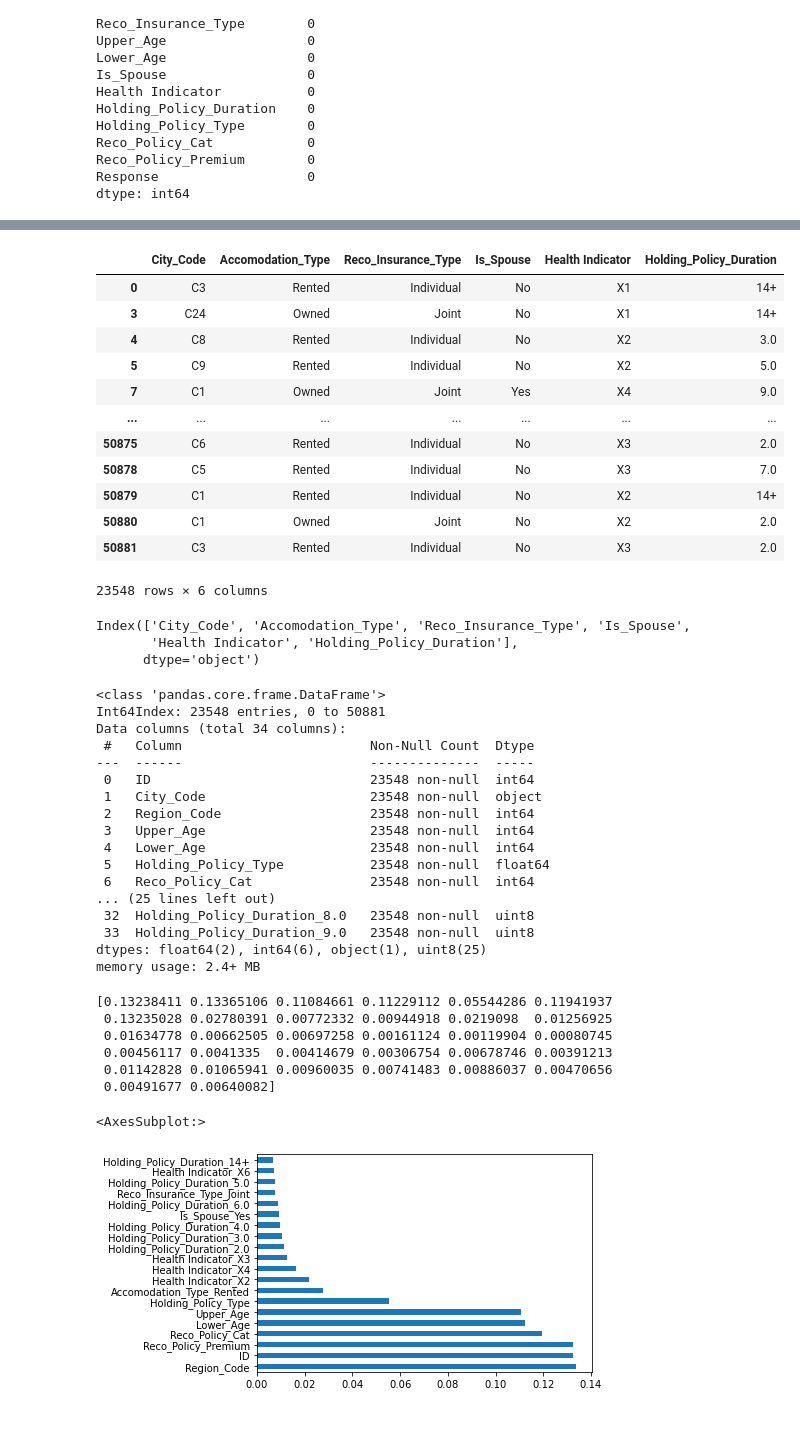
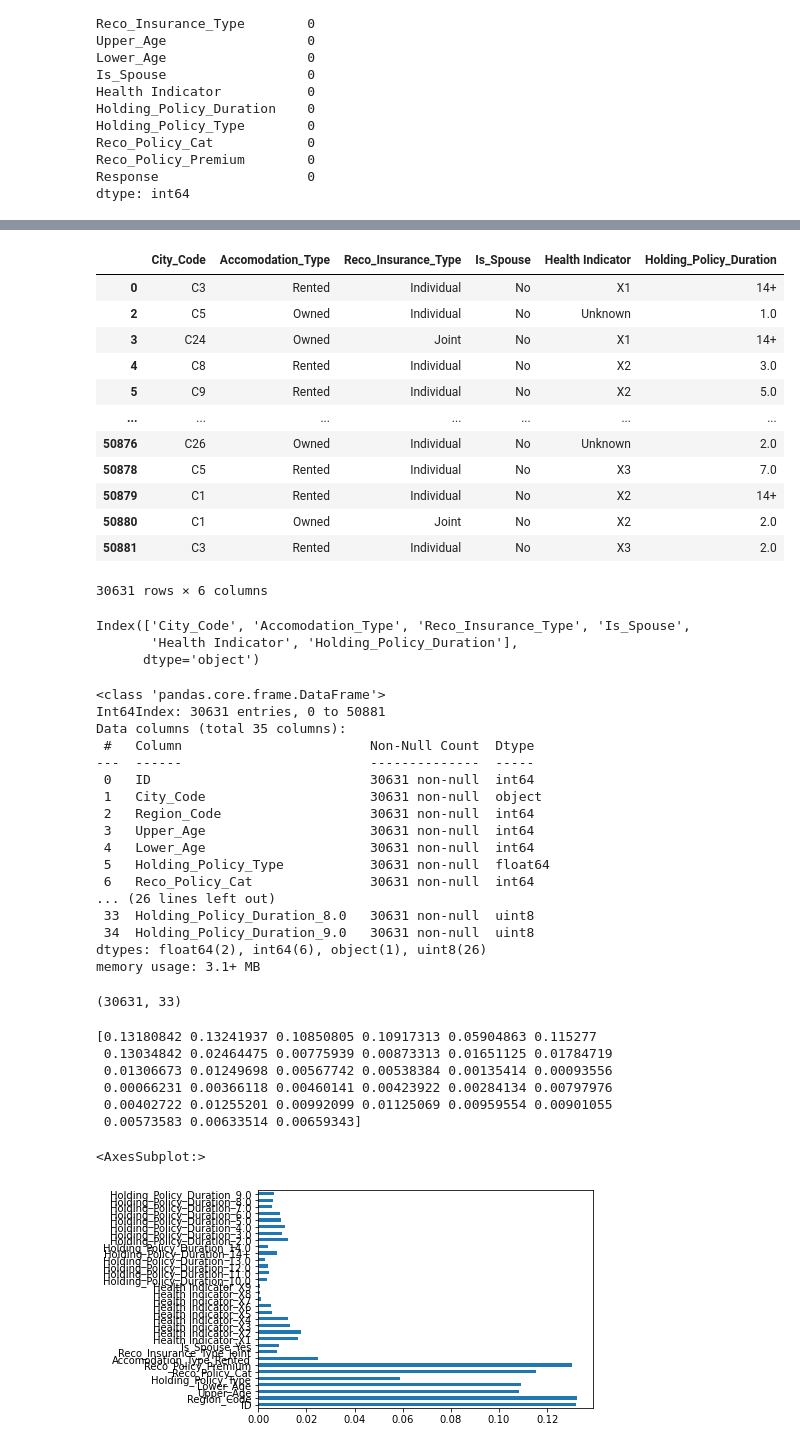
Before and after one commit to Suchitra-Majumdar/Health_Insurance_Lead_Prediction, a Jupyter notebook: Health Insurance Lead Prediction.ipynb, the cells around one changed output, grey strips where cells are left out. Cells and saved outputs as stored; diff of their text form; code cells hidden in the pictures.

```diff
--- a/Health Insurance Lead Prediction.ipynb
+++ b/Health Insurance Lead Prediction.ipynb
@@ -67,0 +81,2 @@ df.head()
+# %%
+df['Health Indicator'] = df['Health Indicator'].fillna('Unknown')
@@ -135,17 +172,17 @@ check_categorical(df1)
 # %% [output]
 |  | City_Code | Accomodation_Type | Reco_Insurance_Type | Is_Spouse | Health Indicator | Holding_Policy_Duration |
 | 0 | C3 | Rented | Individual | No | X1 | 14+ |
+| 2 | C5 | Owned | Individual | No | Unknown | 1.0 |
 | 3 | C24 | Owned | Joint | No | X1 | 14+ |
 | 4 | C8 | Rented | Individual | No | X2 | 3.0 |
 | 5 | C9 | Rented | Individual | No | X2 | 5.0 |
-| 7 | C1 | Owned | Joint | Yes | X4 | 9.0 |
 | ... | ... | ... | ... | ... | ... | ... |
-| 50875 | C6 | Rented | Individual | No | X3 | 2.0 |
+| 50876 | C26 | Owned | Individual | No | Unknown | 2.0 |
 | 50878 | C5 | Rented | Individual | No | X3 | 7.0 |
 | 50879 | C1 | Rented | Individual | No | X2 | 14+ |
 | 50880 | C1 | Owned | Joint | No | X2 | 2.0 |
 | 50881 | C3 | Rented | Individual | No | X3 | 2.0 |
-23548 rows × 6 columns
+30631 rows × 6 columns
 # %%
 check_categorical(df1).columns
 # %% [output]
@@ -159,40 +196,45 @@ f_df = pd.get_dummies(df1,columns=['Accomodation_Type', 'Reco_Insurance_Type', '
 f_df.info()
 # %% [output]
 <class 'pandas.core.frame.DataFrame'>
-Int64Index: 23548 entries, 0 to 50881
-Data columns (total 34 columns):
+Int64Index: 30631 entries, 0 to 50881
+Data columns (total 35 columns):
  #   Column                        Non-Null Count  Dtype
 ---  ------                        --------------  -----
- 0   ID                            23548 non-null  int64
- 1   City_Code                     23548 non-null  object
- 2   Region_Code                   23548 non-null  int64
- 3   Upper_Age                     23548 non-null  int64
- 4   Lower_Age                     23548 non-null  int64
- 5   Holding_Policy_Type           23548 non-null  float64
- 6   Reco_Policy_Cat               23548 non-null  int64
-... (25 lines left out)
- 32  Holding_Policy_Duration_8.0   23548 non-null  uint8
- 33  Holding_Policy_Duration_9.0   23548 non-null  uint8
-dtypes: float64(2), int64(6), object(1), uint8(25)
-memory usage: 2.4+ MB
+ 0   ID                            30631 non-null  int64
+ 1   City_Code                     30631 non-null  object
+ 2   Region_Code                   30631 non-null  int64
+ 3   Upper_Age                     30631 non-null  int64
+ 4   Lower_Age                     30631 non-null  int64
+ 5   Holding_Policy_Type           30631 non-null  float64
+ 6   Reco_Policy_Cat               30631 non-null  int64
+... (26 lines left out)
+ 33  Holding_Policy_Duration_8.0   30631 non-null  uint8
+ 34  Holding_Policy_Duration_9.0   30631 non-null  uint8
+dtypes: float64(2), int64(6), object(1), uint8(26)
+memory usage: 3.1+ MB
 # %%
 x1 = f_df.drop(['Response','City_Code'],axis=1)
 y1 = f_df['Response']
+# %%
+x1.shape
+# %% [output]
+(30631, 33)
 # %%
 from sklearn.ensemble import ExtraTreesClassifier
 
 model_features_importance = ExtraTreesClassifier()
 model_features_importance.fit(x1,y1)
 print(model_features_importance.feature_importances_)
 ranked_features = pd.Series(model_features_importance.feature_importances_,index=x1.columns)
-ranked_features.nlargest(20).plot(kind='barh')
+# ranked_features.nlargest(40).plot(kind='barh')
+ranked_features.plot(kind='barh')
 # %% [output]
-[0.13238411 0.13365106 0.11084661 0.11229112 0.05544286 0.11941937
- 0.13235028 0.02780391 0.00772332 0.00944918 0.0219098  0.01256925
- 0.01634778 0.00662505 0.00697258 0.00161124 0.00119904 0.00080745
- 0.00456117 0.0041335  0.00414679 0.00306754 0.00678746 0.00391213
- 0.01142828 0.01065941 0.00960035 0.00741483 0.00886037 0.00470656
- 0.00491677 0.00640082]
+[0.13180842 0.13241937 0.10850805 0.10917313 0.05904863 0.115277
+ 0.13034842 0.02464475 0.00775939 0.00873313 0.01651125 0.01784719
+ 0.01306673 0.01249698 0.00567742 0.00538384 0.00135414 0.00093556
+ 0.00066231 0.00366118 0.00460141 0.00423922 0.00284134 0.00797976
+ 0.00402722 0.01255201 0.00992099 0.01125069 0.00959554 0.00901055
+ 0.00573583 0.00633514 0.00659343]
 <AxesSubplot:>
-[figure, old version]
+[figure, new version]
 # %%
```
Also changed, not shown: parts of 8 cells of this notebook.
